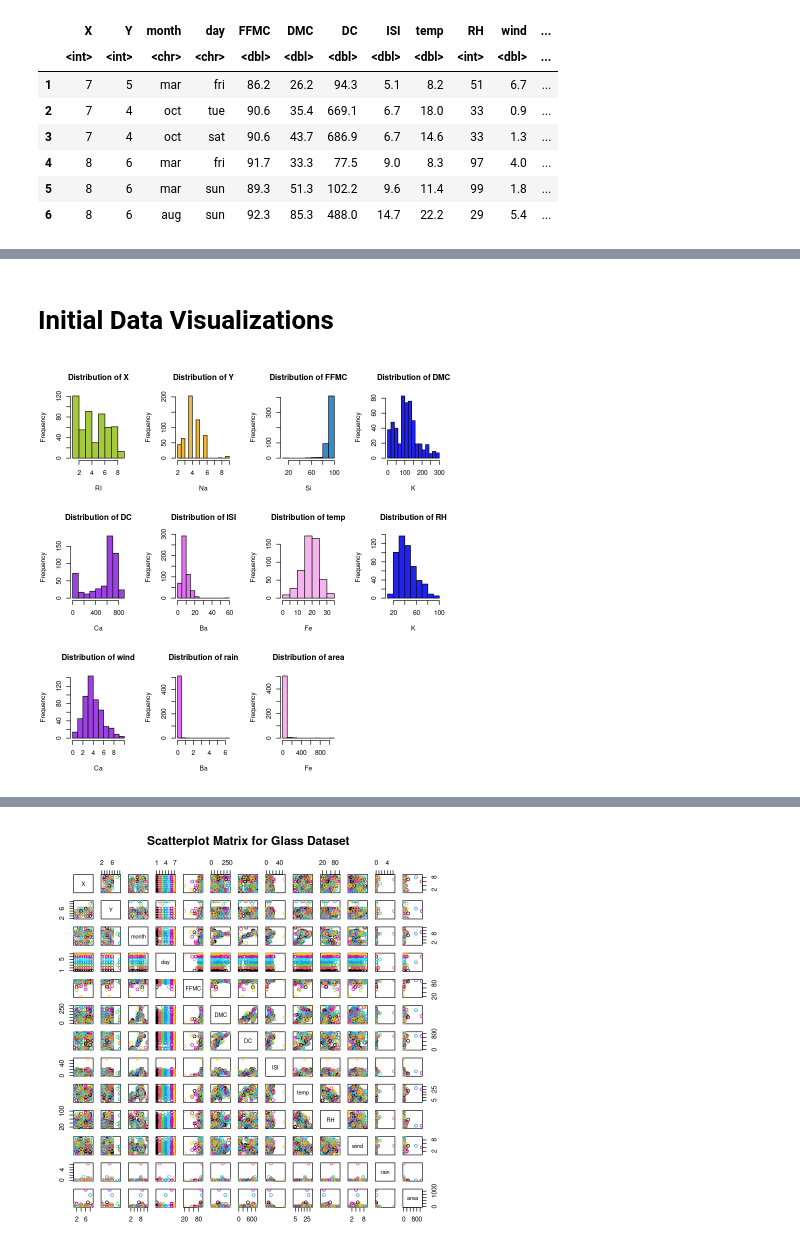
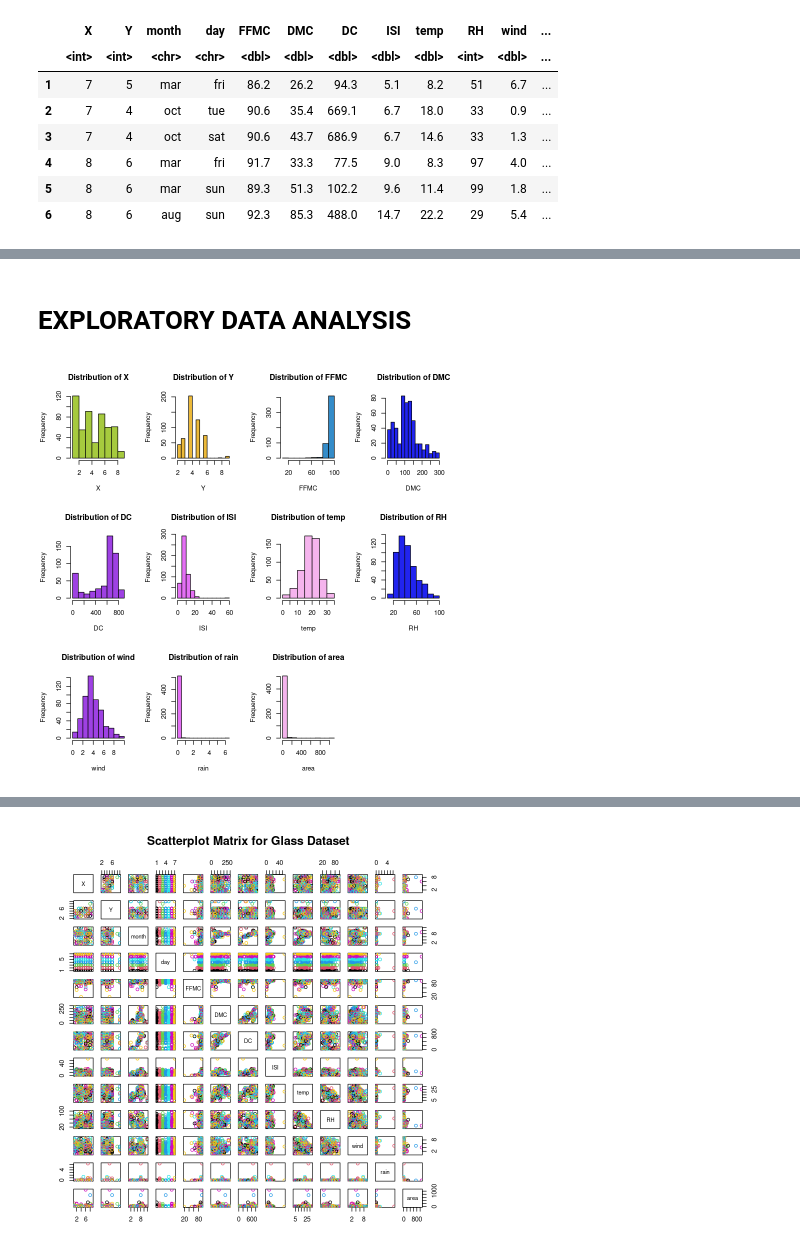
Before and after one commit to SIDCH1994/Forest_Fires_Prediction, a Jupyter notebook: DASC_5302_Final_Project2.ipynb, the cells around one changed output, grey strips where cells are left out. Drawn from its saved outputs; the diff is of its cells as text; code cells hidden in the pictures.

```diff
--- a/DASC_5302_Final_Project2.ipynb
+++ b/DASC_5302_Final_Project2.ipynb
@@ -29,35 +29,35 @@ str(forest)
  $ rain : num  0 0 0 0.2 0 0 0 0 0 0 ...
  $ area : num  0 0 0 0 0 0 0 0 0 0 ...
 # %% [markdown]
-# Initial Data Visualizations
+# EXPLORATORY DATA ANALYSIS
 # %%
 par(mfrow = c(3,4))
 
 # Discrete variables X and Y
 
-hist(forest$X, main="Distribution of X", xlab="RI", col="#a6ca3e", border="#030303")   #RI
+hist(forest$X, main="Distribution of X", xlab="X", col="#a6ca3e", border="#030303")   #X
 
-hist(forest$Y, main="Distribution of Y", xlab="Na", col="#ecb939", border="#030303")   #Na
+hist(forest$Y, main="Distribution of Y", xlab="Y", col="#ecb939", border="#030303")   #Y
 
-# Remaining categorical variables
+# Remaining Continuous variables
 
-hist(forest$FFMC, main="Distribution of FFMC", xlab="Si", col="#348cc9", border="#030303")   #Si
+hist(forest$FFMC, main="Distribution of FFMC", xlab="FFMC", col="#348cc9", border="#030303")   #FFMC
 
-hist(forest$DMC, main="Distribution of DMC", xlab="K", col="#2124ef", border="#030303")   #K
+hist(forest$DMC, main="Distribution of DMC", xlab="DMC", col="#2124ef", border="#030303")   #DMC
 
-hist(forest$DC, main="Distribution of DC", xlab="Ca", col="#9e41e3", border="#030303")   #Ca
+hist(forest$DC, main="Distribution of DC", xlab="DC", col="#9e41e3", border="#030303")   #DC
 
-hist(forest$ISI, main="Distribution of ISI", xlab="Ba", col="#e470f4", border="#030303")   #Ba
+hist(forest$ISI, main="Distribution of ISI", xlab="ISI", col="#e470f4", border="#030303")   #ISI
 
-hist(forest$temp, main="Distribution of temp", xlab="Fe", col="#f5b4ed", border="#030303")   #Fe
+hist(forest$temp, main="Distribution of temp", xlab="temp", col="#f5b4ed", border="#030303")   #temp
 
-hist(forest$RH, main="Distribution of RH", xlab="K", col="#2124ef", border="#030303")   #K
+hist(forest$RH, main="Distribution of RH", xlab="RH", col="#2124ef", border="#030303")   #RH
 
-hist(forest$wind, main="Distribution of wind", xlab="Ca", col="#9e41e3", border="#030303")   #Ca
+hist(forest$wind, main="Distribution of wind", xlab="wind", col="#9e41e3", border="#030303")   #wind
 
-hist(forest$rain, main="Distribution of rain", xlab="Ba", col="#e470f4", border="#030303")   #Ba
+hist(forest$rain, main="Distribution of rain", xlab="rain", col="#e470f4", border="#030303")   #rain
 
-hist(forest$area, main="Distribution of area", xlab="Fe", col="#f5b4ed", border="#030303")   #Fe
+hist(forest$area, main="Distribution of area", xlab="area", col="#f5b4ed", border="#030303")   #area
 # %% [output]
-[figure, old version]
+[figure, new version]
 # %%
```
Also changed, not shown: parts of 20 cells of this notebook.
